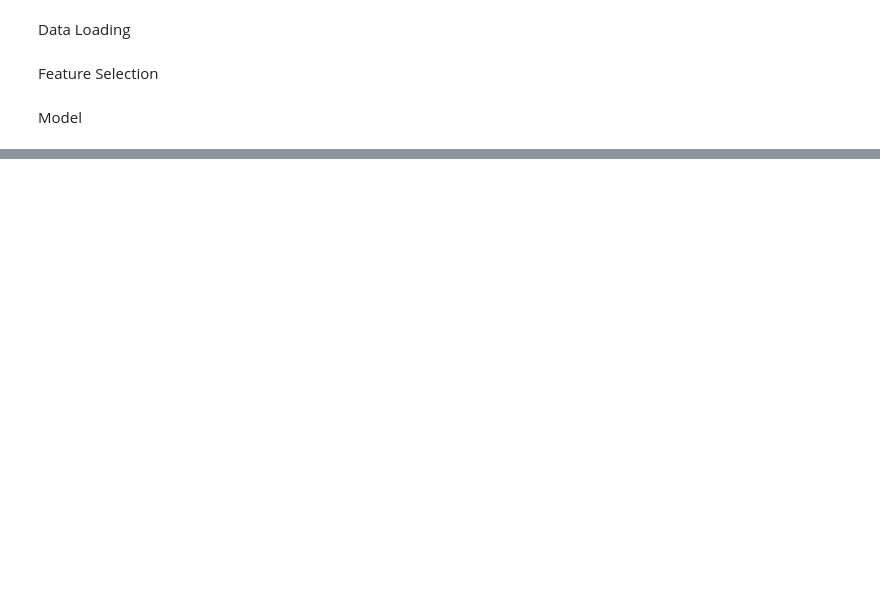
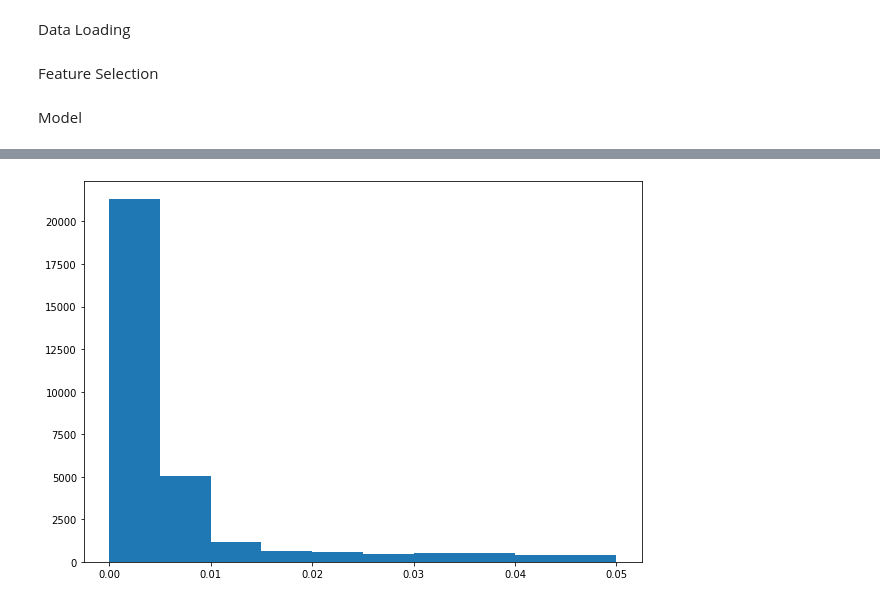
Before and after one commit to alvin-tu/PwC-LSTM-Capstone-Project, a Jupyter notebook: models/log_reg_nick.ipynb, the cells around one changed output, grey strips where cells are left out. Drawn from its saved outputs; the diff is of its cells as text; code cells hidden in the pictures; blank space fills up the shorter version.

```diff
--- a/models/log_reg_nick.ipynb
+++ b/models/log_reg_nick.ipynb
@@ -60,5 +75,6 @@ clf = LogisticRegression().fit(X_train, y_train)
 # %%
-y_pred = clf.predict(X_valid)
-y_pred_prob = clf.predict_proba(X_valid)
+y_pred = clf.predict(X_test)
+y_pred_prob = clf.predict_proba(X_test)
+np.set_printoptions(suppress=True)
 print(y_pred_prob)
 # %% [output]
@@ -77,2 +123,11 @@ plot_roc_curve(y_valid, y_pred)
 AUC score: 0.5
 [figure]
+# %%
+# Creating histogram
+fig, ax = plt.subplots(figsize =(10, 7))
+ax.hist(np.clip(y_pred_prob[:, 1], 0, 0.05), bins = [0, 0.005, 0.01, 0.015, 0.02, 0.025, 0.03, 0.04, 0.05])
+
+# Show plot
+plt.show()
+# %% [output]
+[figure, added]
```
Also changed, not shown: parts of 10 cells of this notebook, 4 other files.
